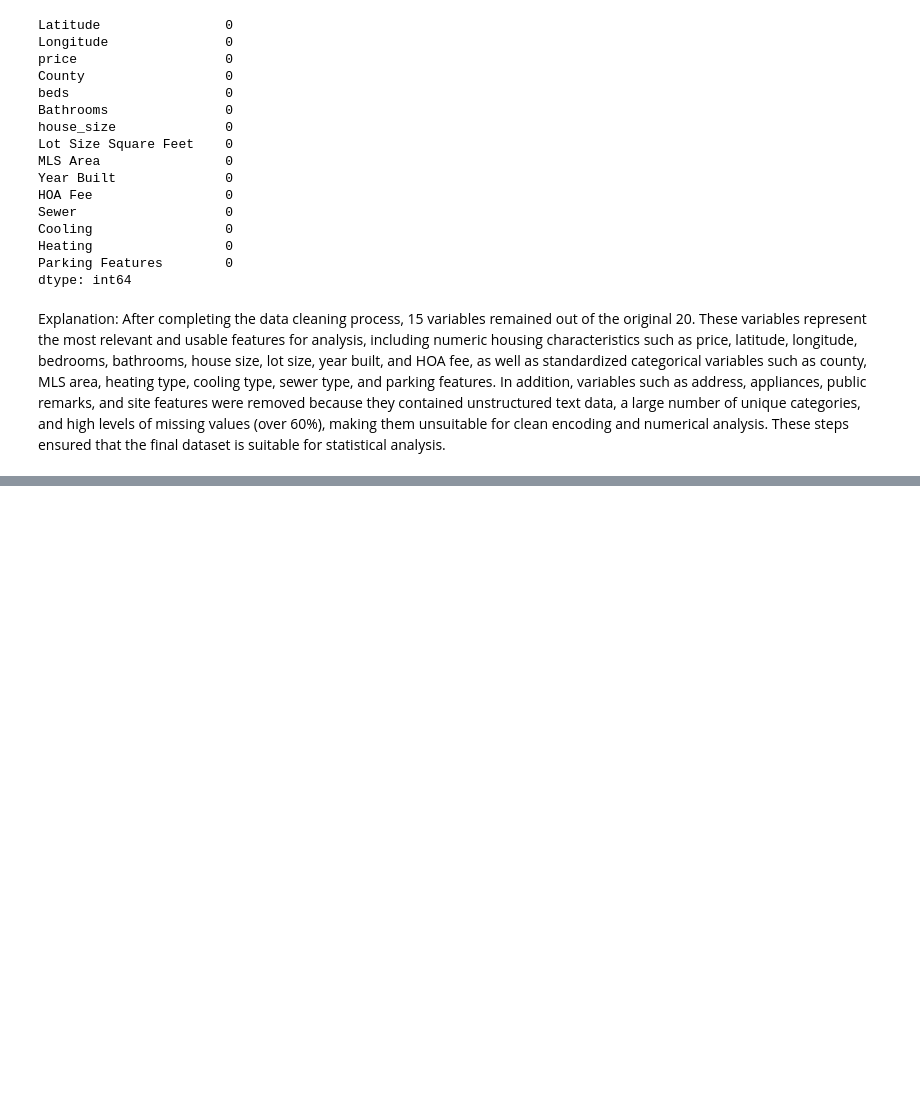
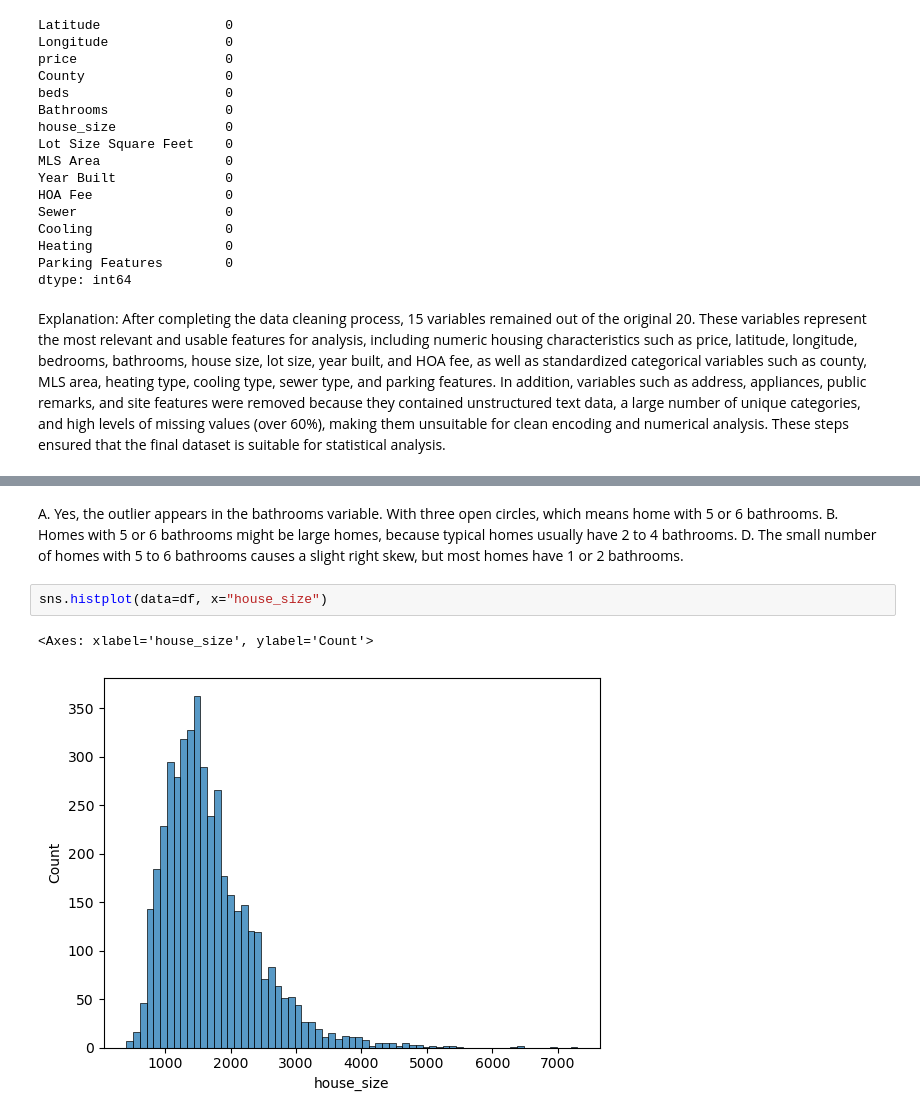
Before and after one commit to Yeninguyen/tstat280, a Jupyter notebook: Project Section - Data Cleaning.ipynb, the cells around one changed output, grey strips where cells are left out. Drawn from its saved outputs; the diff is of its cells as text; blank space fills up the shorter version.

```diff
--- a/Project Section - Data Cleaning.ipynb
+++ b/Project Section - Data Cleaning.ipynb
@@ -520,0 +553,9 @@ Explanation: After completing the data cleaning process, 15 variables remained o
+# %% [markdown]
+A. Yes, the outlier appears in the bathrooms variable. With three open circles, which means home with 5 or 6 bathrooms.
+B. Homes with 5 or 6 bathrooms might be large homes, because typical homes usually have 2 to 4 bathrooms.
+D. The small number of homes with 5 to 6 bathrooms causes a slight right skew, but most homes have 1 or 2 bathrooms.
+# %%
+sns.histplot(data=df, x="house_size")
+# %% [output]
+<Axes: xlabel='house_size', ylabel='Count'>
+[figure, added]
```
Also changed, not shown: parts of 68 cells of this notebook.
